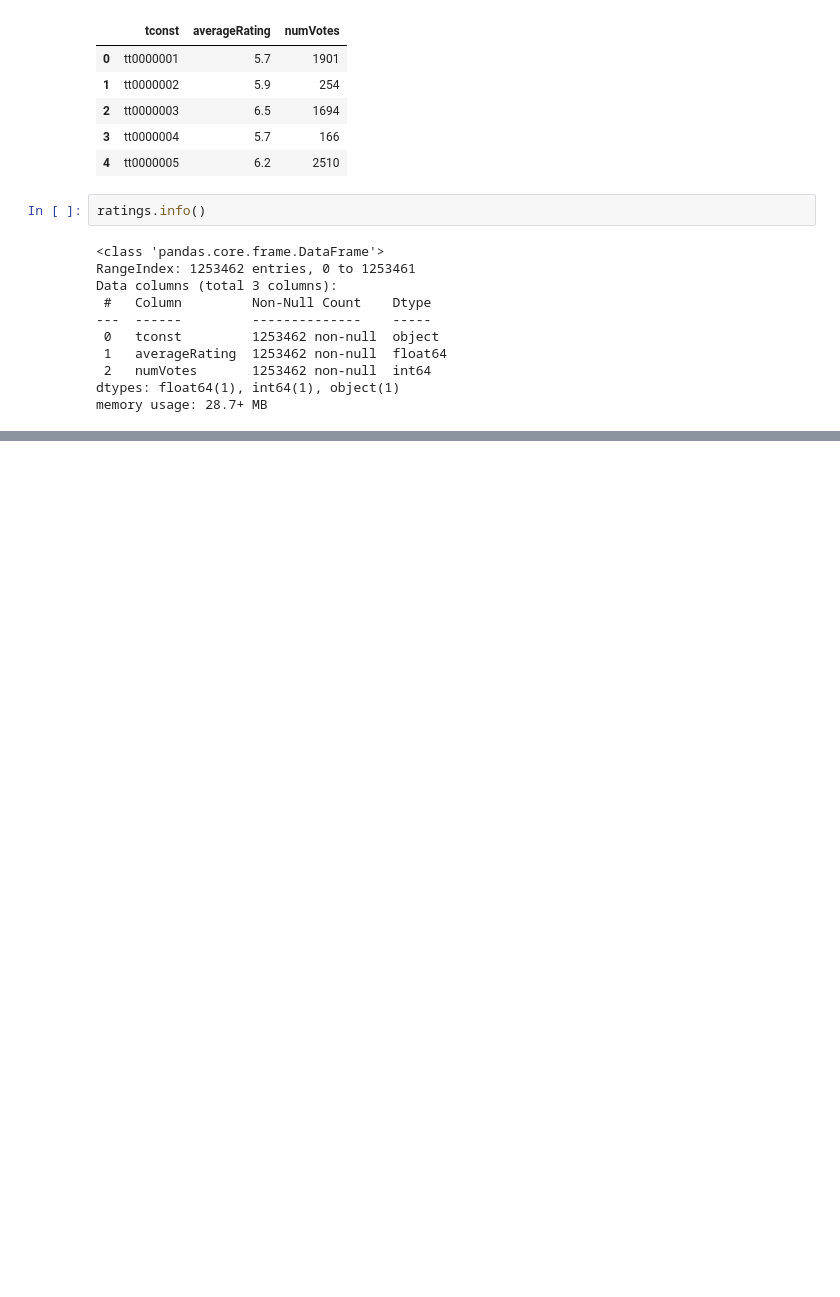
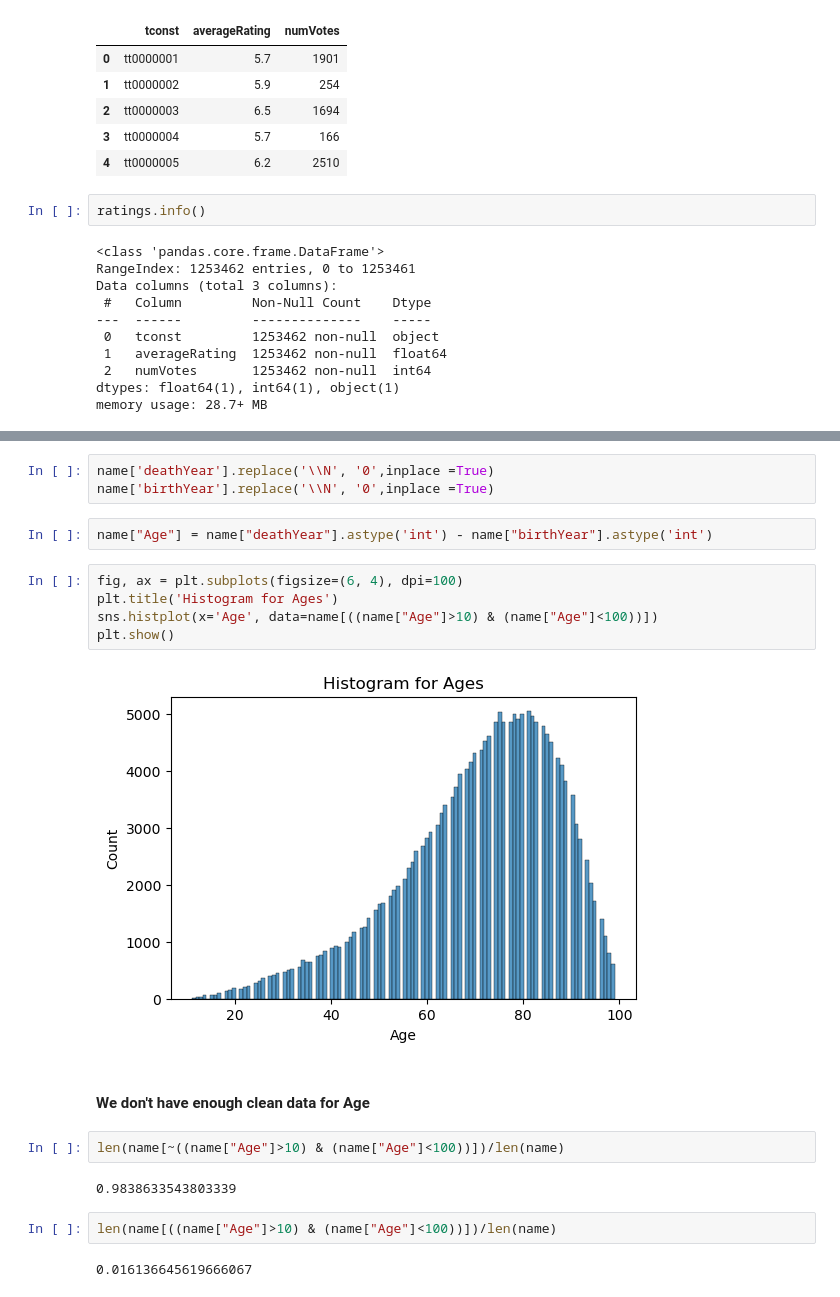
Before and after one commit to KarishmaVelagaleti/IMDBDataset, a Jupyter notebook: IMDB Dataset.ipynb, the cells around one changed output, grey strips where cells are left out. Saved outputs shown, nothing was run; the diff lists cells and outputs as text; blank space fills up the shorter version.

```diff
--- a/IMDB Dataset.ipynb
+++ b/IMDB Dataset.ipynb
@@ -119 +218,23 @@ name.head()
+# %%
+name['deathYear'].replace('\\N', '0',inplace =True)
+name['birthYear'].replace('\\N', '0',inplace =True)
+# %%
+name["Age"] = name["deathYear"].astype('int') - name["birthYear"].astype('int')
+# %%
+fig, ax = plt.subplots(figsize=(6, 4), dpi=100)
+plt.title('Histogram for Ages')
+sns.histplot(x='Age', data=name[((name["Age"]>10) & (name["Age"]<100))])
+plt.show()
+# %% [output]
+[figure, added]
+# %% [markdown]
+#### We don't have enough clean data for Age
+# %%
+len(name[~((name["Age"]>10) & (name["Age"]<100))])/len(name)
+# %% [output]
+0.9838633543803339
+# %%
+len(name[((name["Age"]>10) & (name["Age"]<100))])/len(name)
+# %% [output]
+0.016136645619666067
 # %%
```
Also changed, not shown: parts of 44 cells of this notebook.
